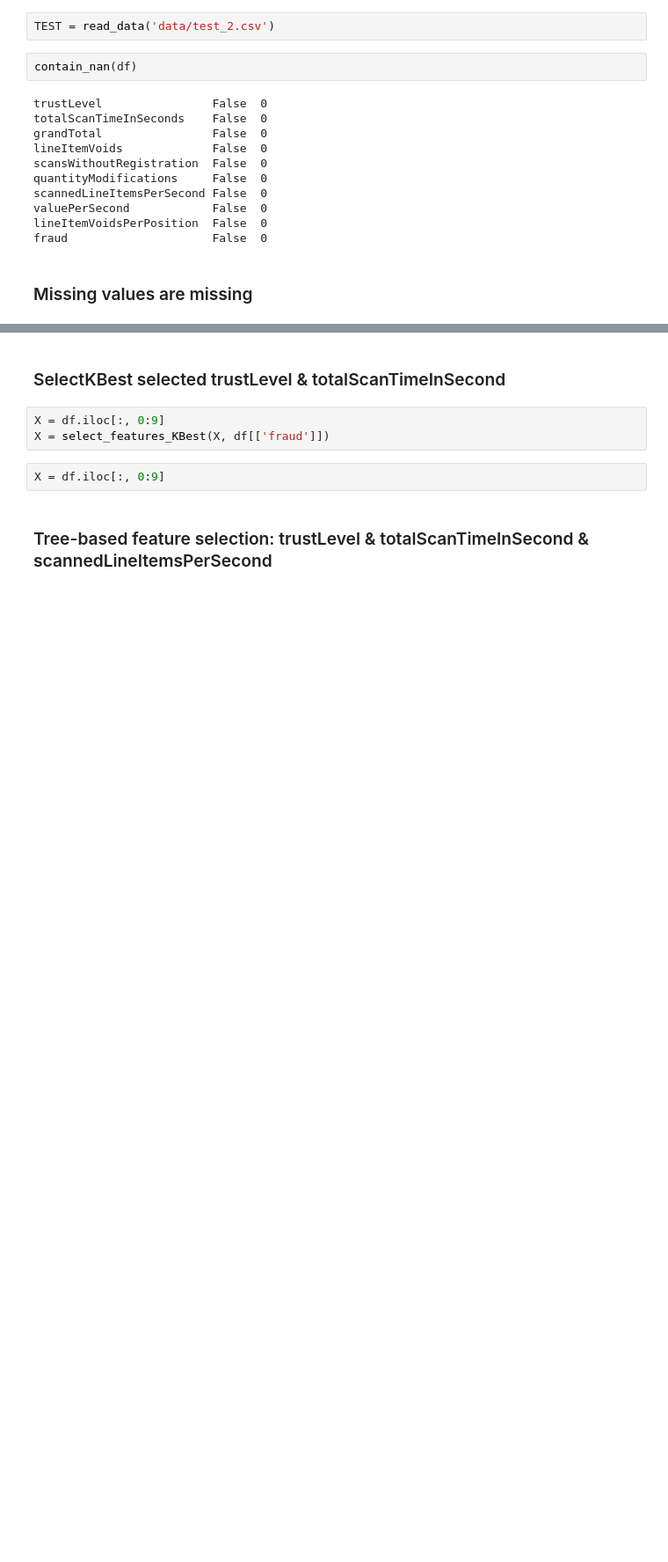
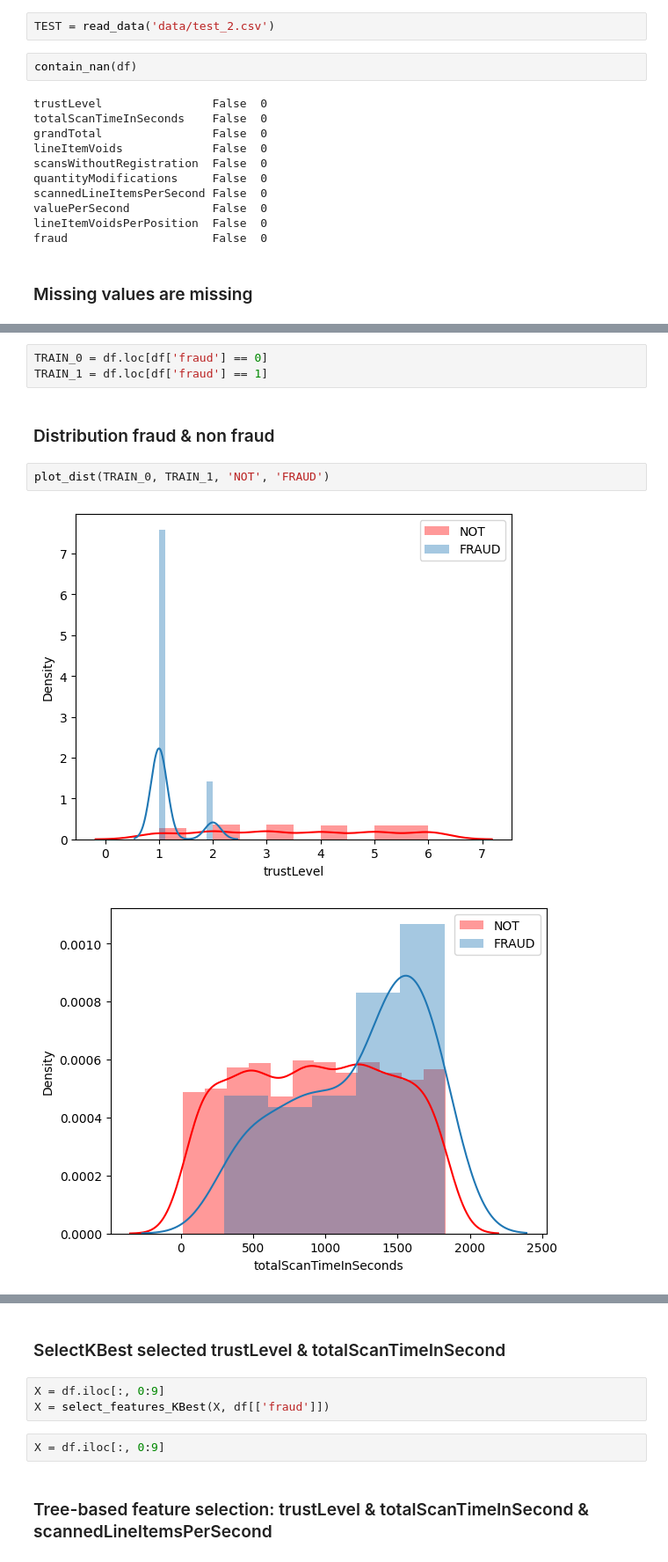
Before and after one commit to EfimowEgor/MMAD, a Jupyter notebook: eda.ipynb, the cells around one changed output, grey strips where cells are left out. Shown at 88% size. Cells and saved outputs as stored; diff of their text form; blank space fills up the shorter version.

```diff
--- a/eda.ipynb
+++ b/eda.ipynb
@@ -101,0 +94,10 @@ https://gist.github.com/mwaskom/de44147ed2974457ad6372750bbe5751
+# %%
+TRAIN_0 = df.loc[df['fraud'] == 0]
+TRAIN_1 = df.loc[df['fraud'] == 1]
+# %% [markdown]
+### Distribution fraud & non fraud
+# %%
+plot_dist(TRAIN_0, TRAIN_1, 'NOT', 'FRAUD')
+# %% [output]
+[figure, added]
+[figure, added]
```
Also changed, not shown: parts of 35 cells of this notebook, 6 other files.
